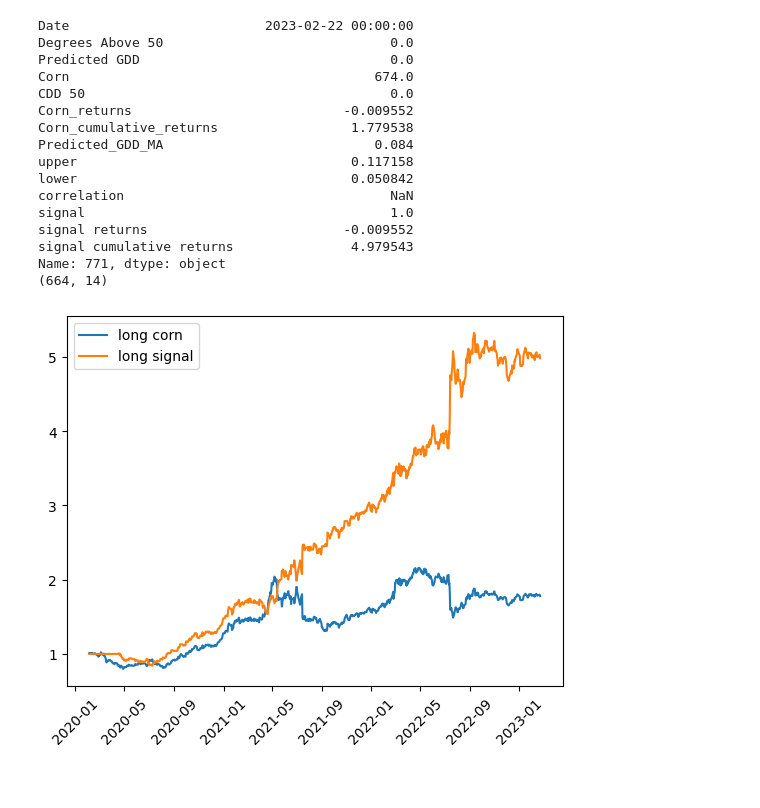
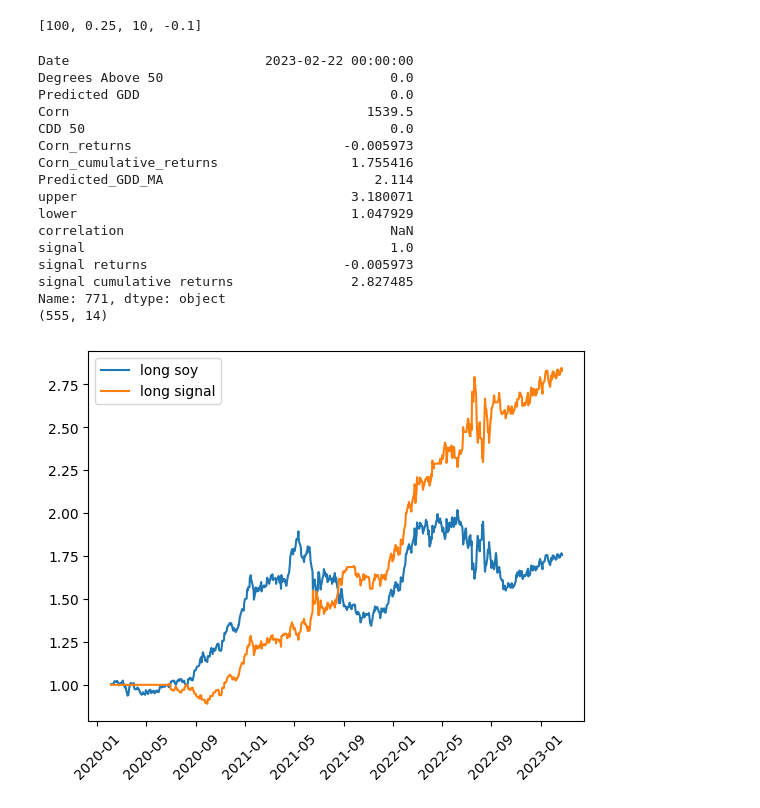
Before and after one commit to danjsabra/Meteorology, a Jupyter notebook: tradingGDDadj.ipynb, the cells around one changed output. Saved outputs shown, nothing was run; the diff lists cells and outputs as text; code cells hidden in the pictures.

Commit message:
graphs!

```diff
--- a/tradingGDDadj.ipynb
+++ b/tradingGDDadj.ipynb
@@ -7,6 +7,8 @@ import matplotlib.pyplot as plt
 # %%
 df = pd.read_csv('DesMoines_GDD_PredictedGDD.csv')
 
+product = "soy"
+COMMODITIES = {"soy" : "S 1 (Soy)", "corn" : "C 1 (Corn)"}
 
 real_gdd = pd.read_csv('36 month Degree day/KDSM_CDD_50F.csv')
 real_gdd = real_gdd.drop([real_gdd.columns[2]], axis=1)
@@ -19,7 +21,7 @@ def convert_date_string(date_str):
     new_date_str = dt_obj.strftime('%m/%d/%y')
     return new_date_str
 df['Date'] = df['Date'].apply(lambda x: convert_date_string(x))
-corn = pd.read_excel('commodity_prices.xlsx', sheet_name='C 1 (Corn)')[['Date','Last Price']]
+corn = pd.read_excel('commodity_prices.xlsx', sheet_name=COMMODITIES[product])[['Date','Last Price']]
 # corn = pd.read_excel('commodity_prices.xlsx', sheet_name='S 1 (Soy)')[['Date','Last Price']]
 
 corn.rename(columns={'Last Price':'Corn'}, inplace=True)
@@ -62,15 +64,19 @@ df['Corn_returns'] = df['Corn'].pct_change()
 df['Corn_cumulative_returns'] = (1 + df['Corn_returns']).cumprod()
 def trader(MA_window,stds,corr_window,corr_threshold,df=df):
     # df['Predicted_GDD_MA'] = df['Predicted GDD'].rolling(MA_window).mean()
+    # df["Month"] = df["Date"].dt.month;
+    # df = df.loc[df["Month"].isin([5,6,7,8,9])]
+    # df.drop(["Month"], axis=1, inplace=True)
+
+
     df['Predicted_GDD_MA'] = (df['CDD 50'].rolling(MA_window - 1).sum() + df['Predicted GDD']) / MA_window
-
     df['upper'] = df['Predicted_GDD_MA'] + stds * df['CDD 50'].rolling(MA_window).std()
     df['lower'] = df['Predicted_GDD_MA'] - stds * df['CDD 50'].rolling(MA_window).std()
     df['correlation'] = df['Corn_returns'].rolling(corr_window).corr(df['Predicted GDD'])
     df['signal'] = 0
     df.loc[df['Predicted GDD'] > df['upper'], 'signal'] = -1
     df.loc[df['Predicted GDD'] < df['lower'], 'signal'] = 1
-    df.loc[df['correlation'] < corr_threshold, 'signal'] = 0
+    df.loc[abs(df['correlation']) < abs(corr_threshold), 'signal'] = 0
     df['signal'] = df['signal'].shift(1)
     df['signal returns'] = df['signal'] * df['Corn_returns']
     df['signal cumulative returns'] = (1 + df['signal returns']).cumprod()
@@ -100,30 +114,34 @@ _ = ax.set_ylabel("total return")
+# %%
+best_params
+# %% [output]
+[100, 0.25, 10, -0.1]
 # %%
-# trader(MA_window=100,stds=.1,corr_window=50,corr_threshold=-0.5)
-trader(MA_window=50,stds=0.1,corr_window=50,corr_threshold=-0.25)
+trader(MA_window=100,stds=.25,corr_window=10,corr_threshold=-0.1)
+# trader(MA_window=100,stds=0.1,corr_window=30,corr_threshold=-0.1)
 
 graph = plt.plot(df["Date"], df[['Corn_cumulative_returns', 'signal cumulative returns']])
 ax = plt.gca()
-_ = ax.legend(["long corn", "long signal"])
+_ = ax.legend([f"long {product}", "long signal"])
 # _ = ax.set_xticks(ax.get_xticks()[::182])
 _ = plt.xticks(rotation=45)
 print(df.iloc[-1])
 print(df.loc[df["signal"] != 0].shape)
 # df.shape
 # %% [output]
 Date                         2023-02-22 00:00:00
 Degrees Above 50                             0.0
 Predicted GDD                                0.0
-Corn                                       674.0
+Corn                                      1539.5
 CDD 50                                       0.0
-Corn_returns                           -0.009552
-Corn_cumulative_returns                 1.779538
-Predicted_GDD_MA                           0.084
-upper                                   0.117158
-lower                                   0.050842
+Corn_returns                           -0.005973
+Corn_cumulative_returns                 1.755416
+Predicted_GDD_MA                           2.114
+upper                                   3.180071
+lower                                   1.047929
 correlation                                  NaN
 signal                                       1.0
-signal returns                         -0.009552
-signal cumulative returns               4.979543
+signal returns                         -0.005973
+signal cumulative returns               2.827485
 Name: 771, dtype: object
-(664, 14)
+(555, 14)
-[figure, old version]
+[figure, new version]
```
Also changed, not shown: parts of 3 cells of this notebook.
